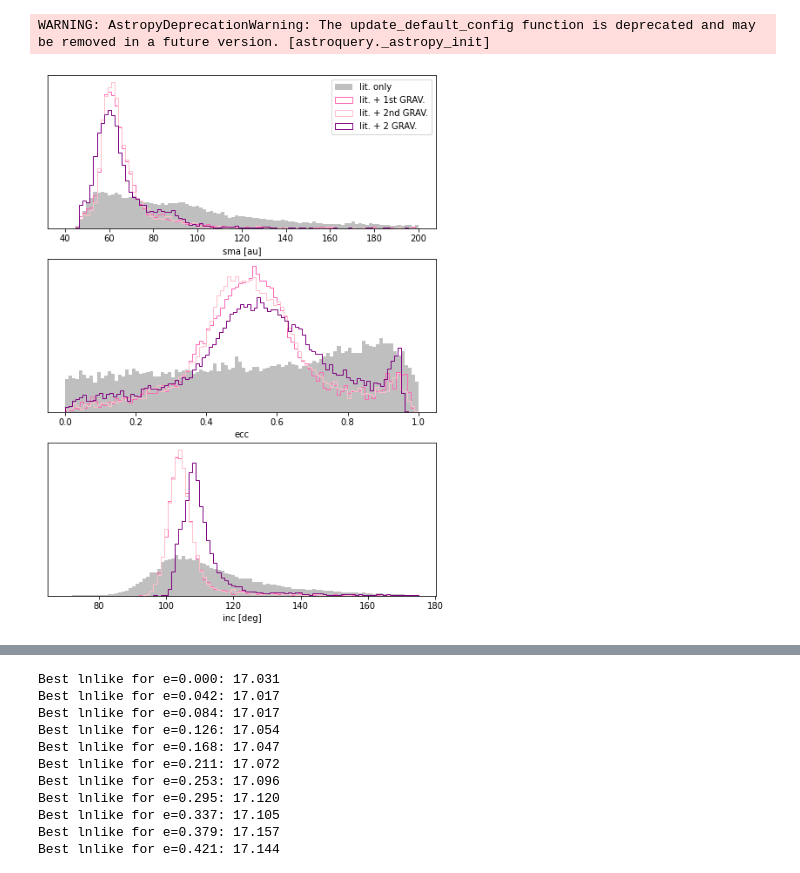
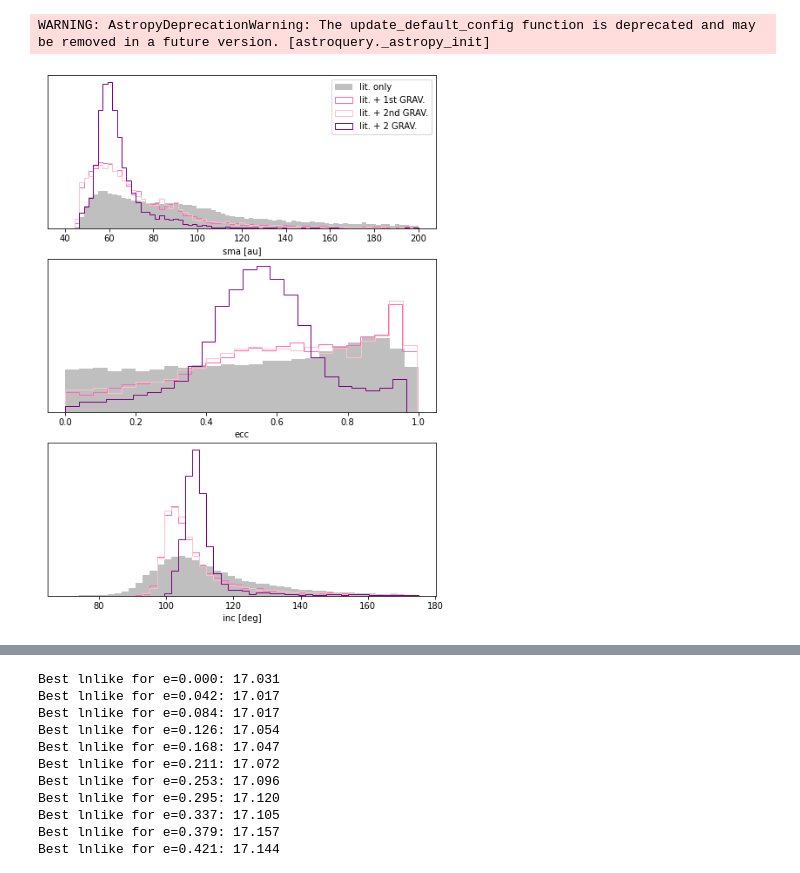
Before and after one commit to sblunt/hip65426, a Jupyter notebook: orbit_plots.ipynb, the cells around one changed output, grey strips where cells are left out. Drawn from its saved outputs; the diff is of its cells as text; code cells hidden in the pictures.

Commit message:
plot aesthetics

```diff
--- a/orbit_plots.ipynb
+++ b/orbit_plots.ipynb
@@ -69,33 +67,33 @@ for param in params.keys():
 # %%
 # plot all the sma, ecc, and inc posteriors
 fig, ax = plt.subplots(3, 1, figsize=(8,11))
 for a in ax:
     a.set_yticks([])
 
 ax[0].set_xlabel('sma [au]')
 ax[1].set_xlabel('ecc')
 ax[2].set_xlabel('inc [deg]')
 
 plot_dict = {
     nograv_results: {'ec': None, 'fc': 'grey', 'alpha': 0.5, 'histtype':'stepfilled'},
     onegrav_results: {'ec': 'hotpink', 'fc': 'white', 'histtype':'step'},
     other_onegrav_results: {'ec': 'pink', 'fc': 'white', 'histtype':'step'},
     twograv_results: {'ec': 'purple', 'fc': 'white',  'histtype':'step'},
     onlygrav_results: {'ec': None, 'fc': 'skyblue',  'histtype':'stepfilled', 'alpha':0.5}
 }
 
 for res, lab in zip(
     [nograv_results, onegrav_results, other_onegrav_results, twograv_results],#, onlygrav_results],
     ['lit. only', 'lit. + 1st GRAV.', 'lit. + 2nd GRAV.', 'lit. + 2 GRAV.']#, 'GRAV. only']
 ):
-    ax[0].hist(res.post[:, res.system.param_idx['sma1']], bins=100, range=(40, 200), label=lab, **plot_dict[res], density=True)
-    ax[1].hist(res.post[:, res.system.param_idx['ecc1']], bins=100, **plot_dict[res], density=True)
-    ax[2].hist(np.degrees(res.post[:, res.system.param_idx['inc1']]), range=(70, 175), bins=100, **plot_dict[res], density=True)
+    ax[0].hist(res.post[:, res.system.param_idx['sma1']], bins=75, range=(40, 200), label=lab, **plot_dict[res], density=True)
+    ax[1].hist(res.post[:, res.system.param_idx['ecc1']], bins=25, **plot_dict[res], density=True)
+    ax[2].hist(np.degrees(res.post[:, res.system.param_idx['inc1']]), range=(70, 175), bins=50, **plot_dict[res], density=True)
 
 ax[0].legend()
 plt.savefig('results/plots/orbit_compare.png', dpi=250)
 # %% [output]
-[figure, old version]
+[figure, new version]
 # %%
 # plot the planetary RV vs the measurement
 
```
Also changed, not shown: parts of 3 cells of this notebook.
